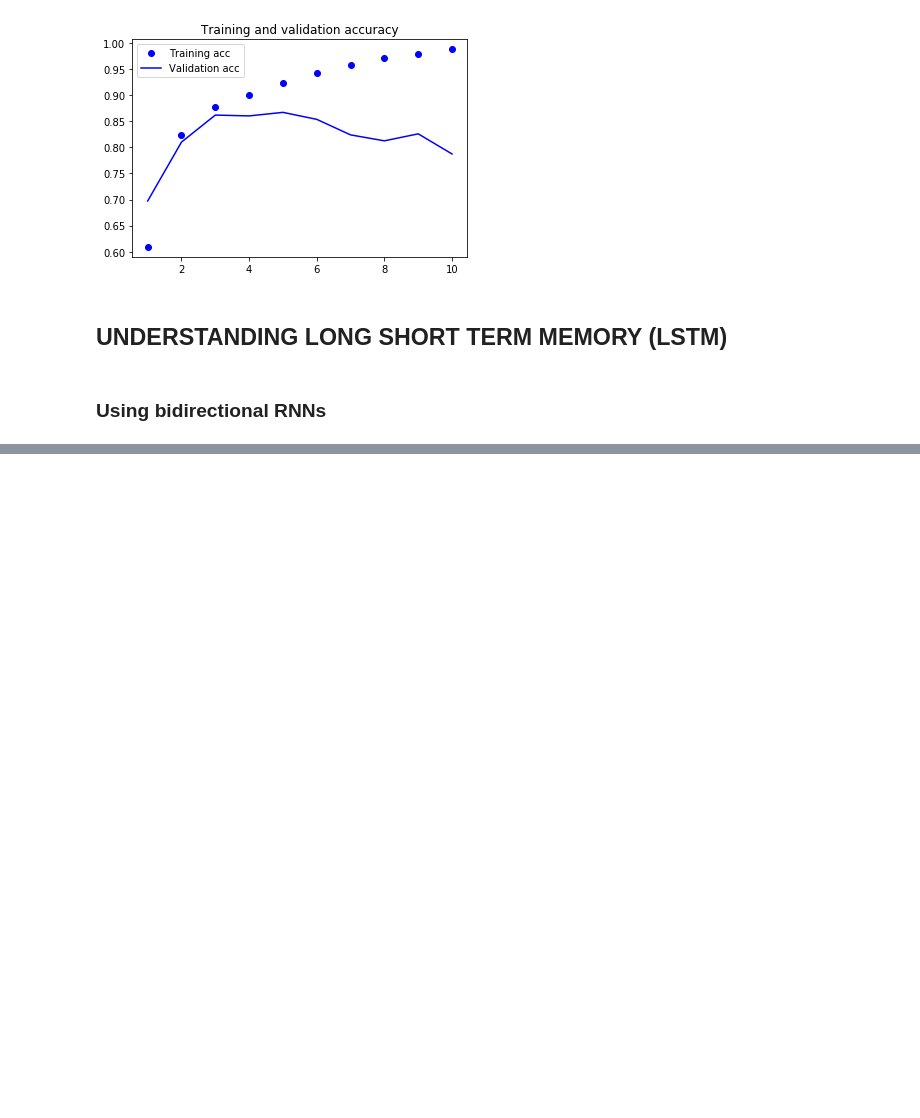
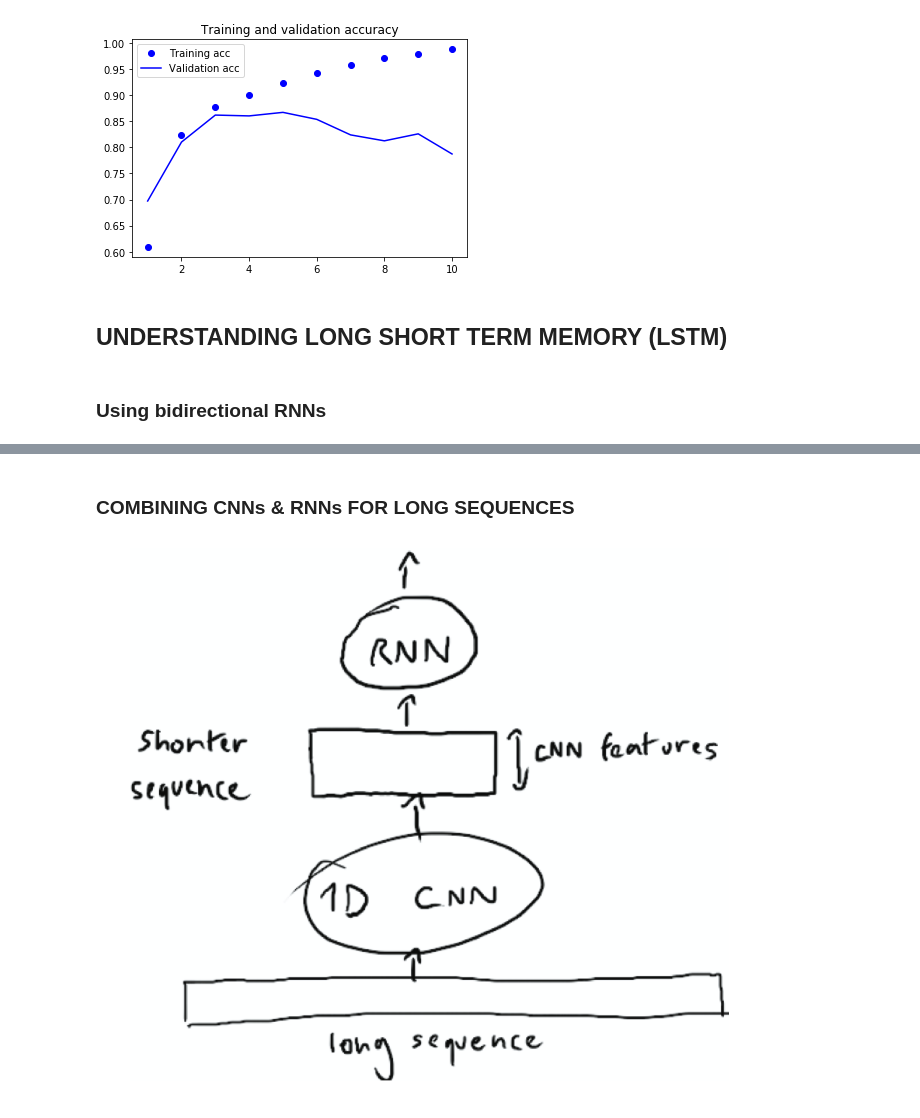
Before and after one commit to SanjyotZade/deep-learning-with-keras, a Jupyter notebook: Deep_learning_for_text_and_sequences/RNN_LSTM_CNN_sequential_models.ipynb, the cells around one changed output, grey strips where cells are left out. Cells and saved outputs as stored; diff of their text form; code cells hidden in the pictures; blank space fills up the shorter version.

```diff
--- a/Deep_learning_for_text_and_sequences/RNN_LSTM_CNN_sequential_models.ipynb
+++ b/Deep_learning_for_text_and_sequences/RNN_LSTM_CNN_sequential_models.ipynb
@@ -353,6 +376,14 @@ history = model.fit(input_train, y_train,
 # ploting model training results
 display(Markdown("### result"))
 plot_model_training_history(history)
+# %%
+def plot_large_image_without_borders(path_to_image):
+    # change the figure size
+    fig2 = plt.figure(figsize = (15,15)) # create a 5 x 5 figure
+    ax3 = fig2.add_subplot(111)
+    ax3.imshow(cv2.imread(path_to_image), interpolation='none')
+    plt.axis('off')
+    plt.show()
 # %%
 display(Markdown("## UNDERSTANDING BIDIRECTIONAL RNNs"))
 
@@ -463,3 +491,9 @@ plot_model_training_history(history)
+# %%
+display(Markdown("### COMBINING CNNs & RNNs FOR LONG SEQUENCES"))
+plot_large_image_without_borders(path_to_image="./combined_model.png")
+# %% [output]
+### COMBINING CNNs & RNNs FOR LONG SEQUENCES
+[figure, added]
 # %%
 display(Markdown("### training 1D convnet with GRU"))
 
```
Also changed, not shown: parts of 6 cells of this notebook, 1 other file.
